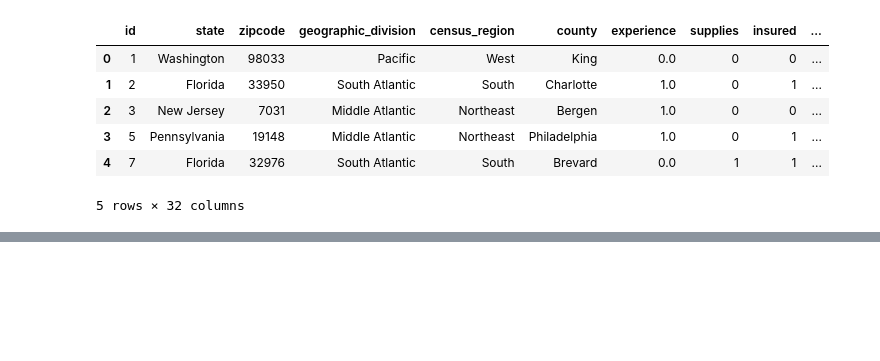
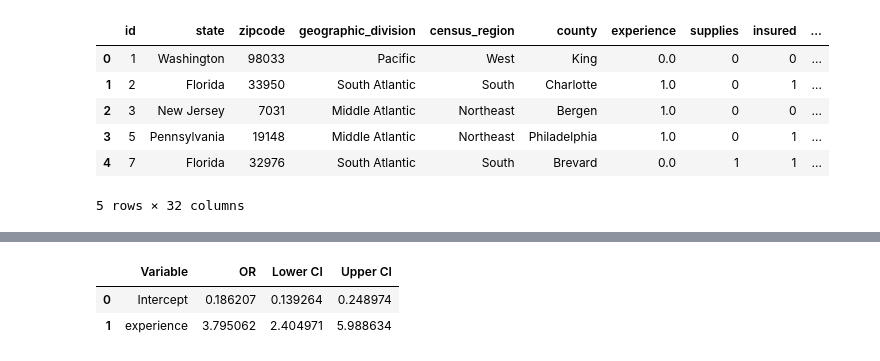
Before and after one commit to phillippmueller/flood_adaptation_behavior, a Jupyter notebook: analysis/experience_n.ipynb, the cells around one changed output, grey strips where cells are left out. Cells and saved outputs as stored; diff of their text form; code cells hidden in the pictures; blank space fills up the shorter version.

```diff
--- a/analysis/experience_n.ipynb
+++ b/analysis/experience_n.ipynb
@@ -147,0 +151,2 @@ Logit Marginal Effects
+# %%
+odds, marg_eff = model('learned_routes ~experience', data=df)
@@ -147,0 +171,6 @@ Logit Marginal Effects
+# %%
+odds
+# %% [output]
+|  | Variable | OR | Lower CI | Upper CI |
+| 0 | Intercept | 0.186207 | 0.139264 | 0.248974 |
+| 1 | experience | 3.795062 | 2.404971 | 5.988634 |
```
Also changed, not shown: parts of 36 cells of this notebook.
